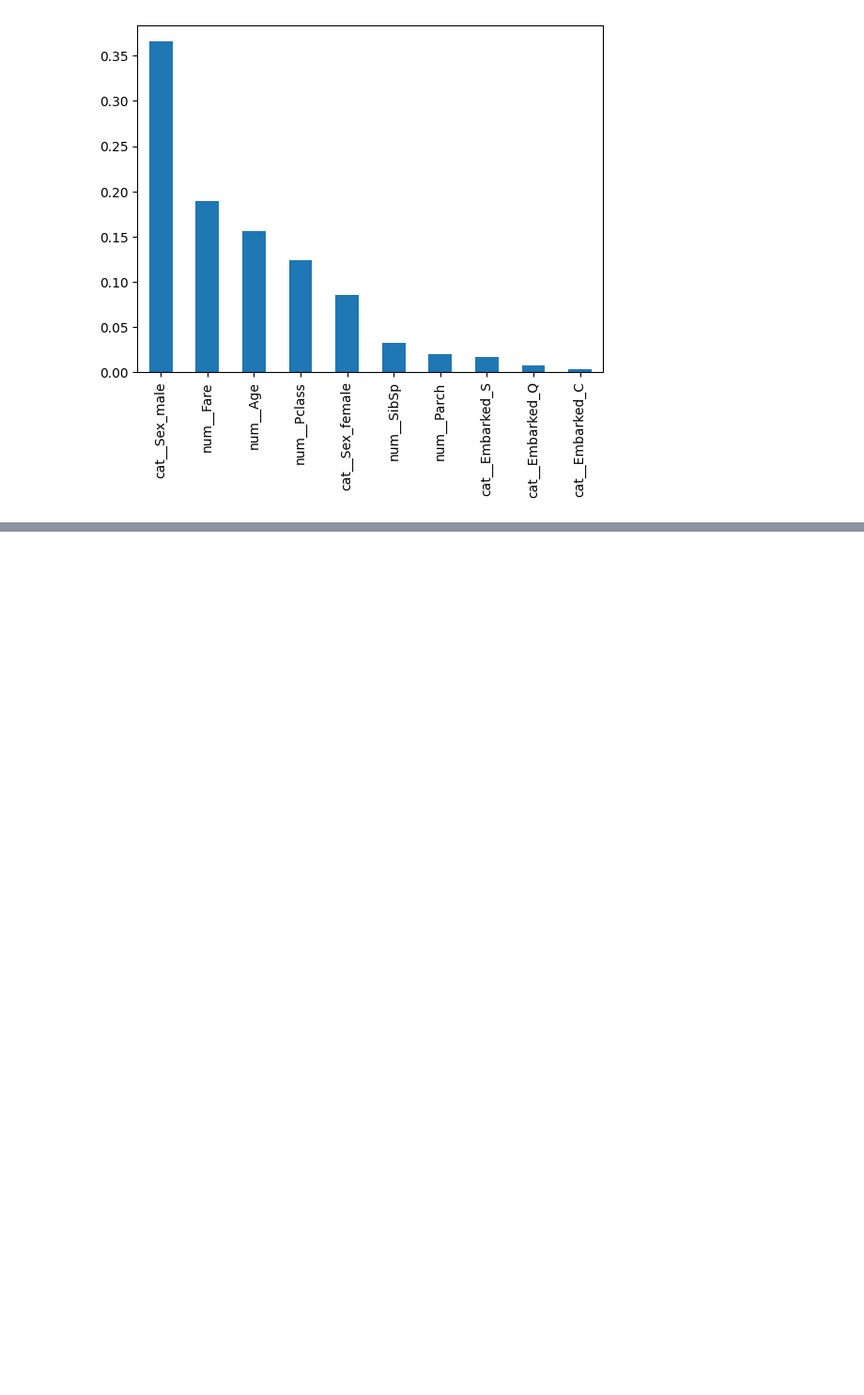
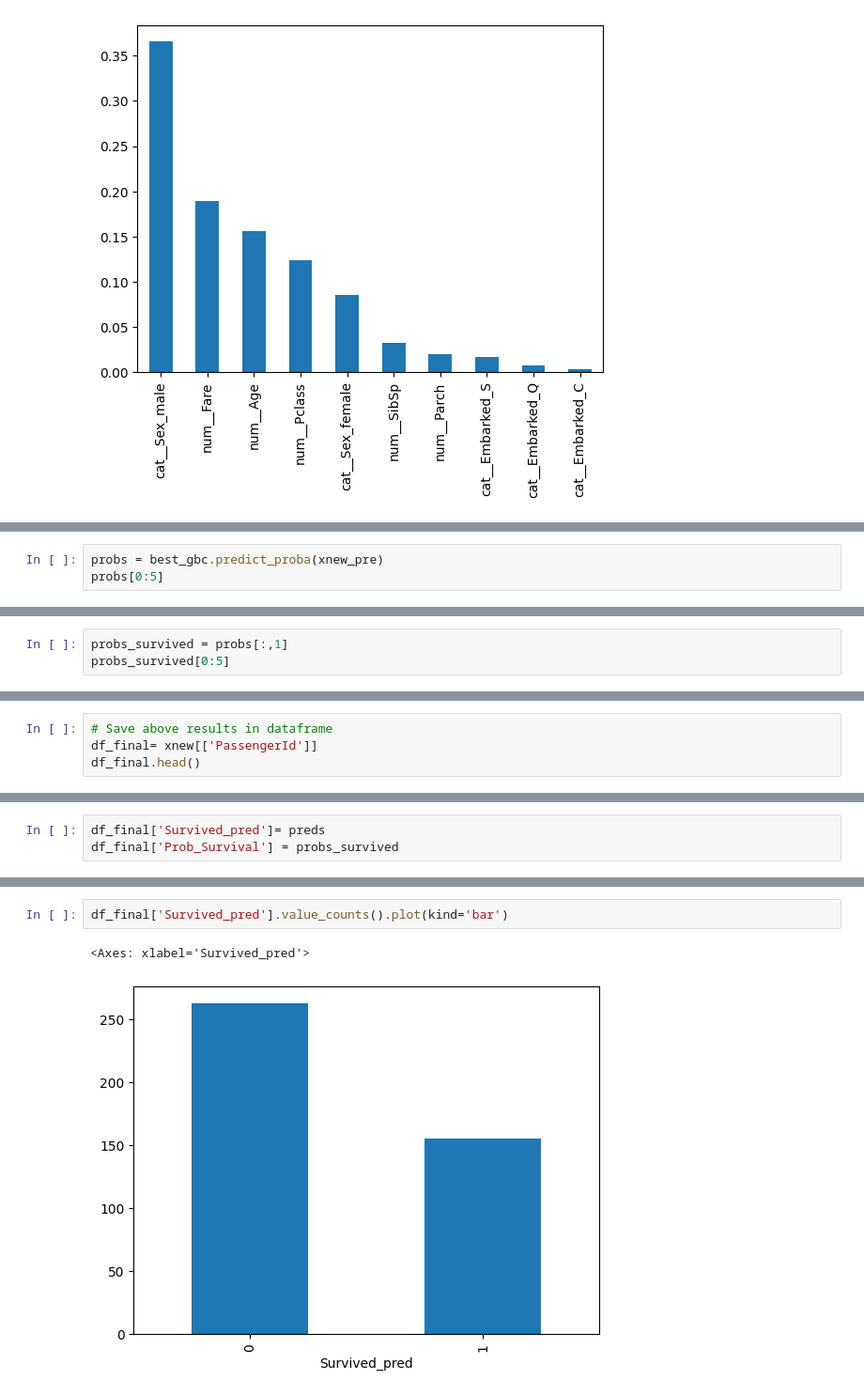
Before and after one commit to JagtapT/VS-code-6pm-weekend, a Jupyter notebook: Ensembletechniques/ensemble.ipynb, the cells around one changed output, grey strips where cells are left out. Shown at 94% size. Saved outputs shown, nothing was run; the diff lists cells and outputs as text; blank space fills up the shorter version.

```diff
--- a/Ensembletechniques/ensemble.ipynb
+++ b/Ensembletechniques/ensemble.ipynb
@@ -429,0 +455,3 @@ imp.sort_values(ascending=False).plot(kind='bar')
+# %%
+probs = best_gbc.predict_proba(xnew_pre)
+probs[0:5]
@@ -429,0 +464,3 @@ imp.sort_values(ascending=False).plot(kind='bar')
+# %%
+probs_survived = probs[:,1]
+probs_survived[0:5]
@@ -429,0 +469,4 @@ imp.sort_values(ascending=False).plot(kind='bar')
+# %%
+# Save above results in dataframe
+df_final= xnew[['PassengerId']]
+df_final.head()
@@ -429,0 +480,3 @@ imp.sort_values(ascending=False).plot(kind='bar')
+# %%
+df_final['Survived_pred']= preds
+df_final['Prob_Survival'] = probs_survived
@@ -429,0 +506,5 @@ imp.sort_values(ascending=False).plot(kind='bar')
+# %%
+df_final['Survived_pred'].value_counts().plot(kind='bar')
+# %% [output]
+<Axes: xlabel='Survived_pred'>
+[figure, added]
```
Also changed, not shown: parts of 8 cells of this notebook.
